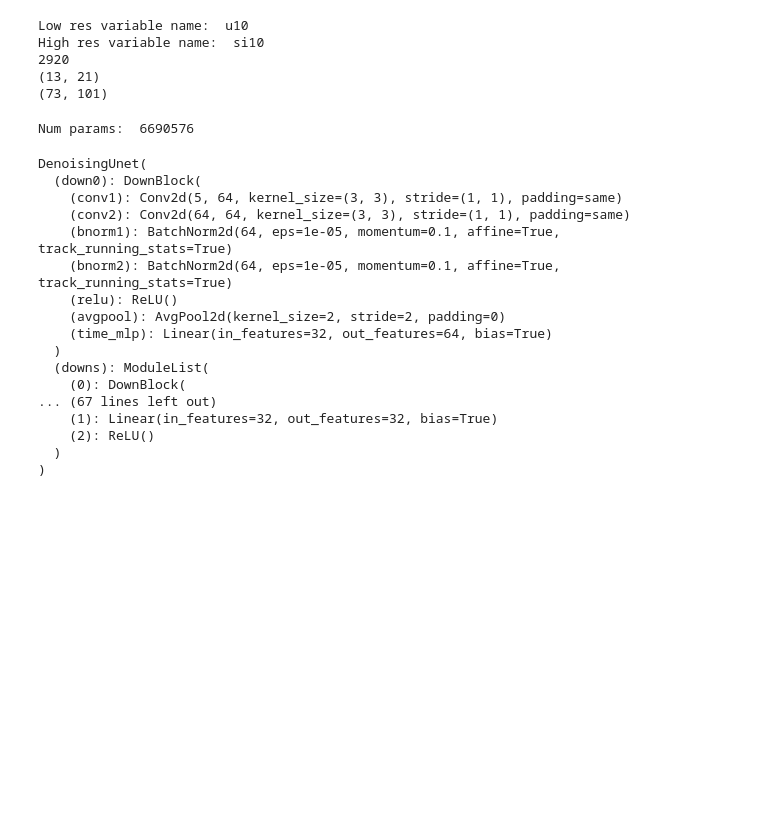
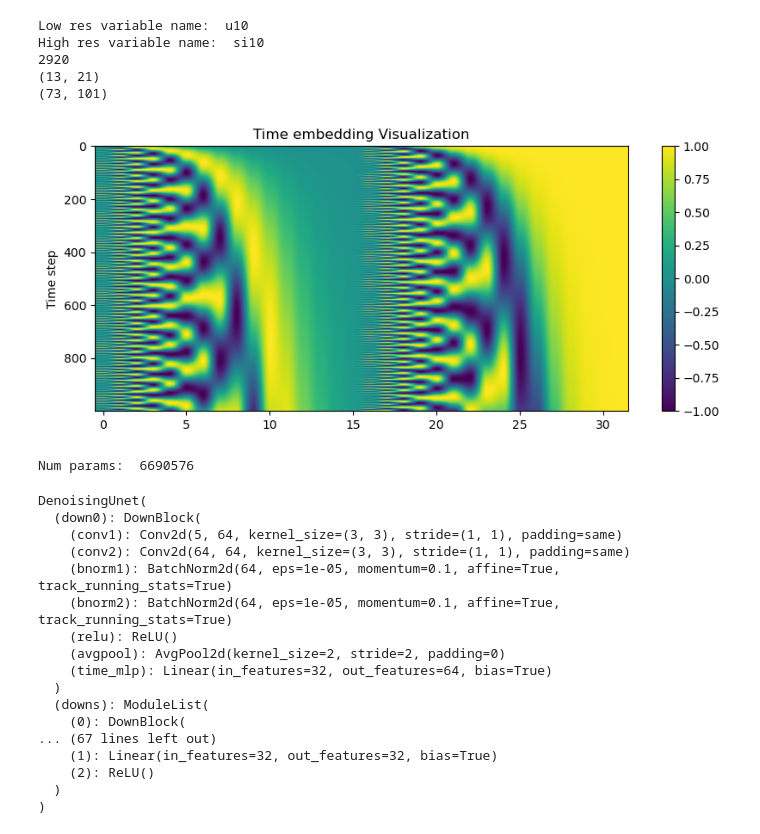
Before and after one commit to SamyMokeddem/Deep, a Jupyter notebook: project/diffusionWind.ipynb, the cells around one changed output. Cells and saved outputs as stored; diff of their text form; code cells hidden in the pictures; blank space fills up the shorter version.

Commit message:
Illustration of the sinusoidal position embedding

```diff
--- a/project/diffusionWind.ipynb
+++ b/project/diffusionWind.ipynb
@@ -152,4 +156,20 @@ class SinusoidalPositionEmbeddings(nn.Module):
         return embeddings
+# %%
+# Illustrating the embeddings:
+import matplotlib.pyplot as plt
+
+all_t = torch.arange(1, 1001)
+test_embed = SinusoidalPositionEmbeddings(dim=32)
+output = test_embed(all_t)
+
+plt.figure(figsize=(10,4))
+plt.imshow(output, cmap='viridis', aspect='auto')
+plt.colorbar()
+plt.title('Time embedding Visualization')
+plt.ylabel('Time step')
+plt.show()
+# %% [output]
+[figure, added]
 # %%
 class DownBlock(nn.Module):
     '''Downsampling block used to build Unet'''
```
Also changed, not shown: parts of 2 cells of this notebook.
